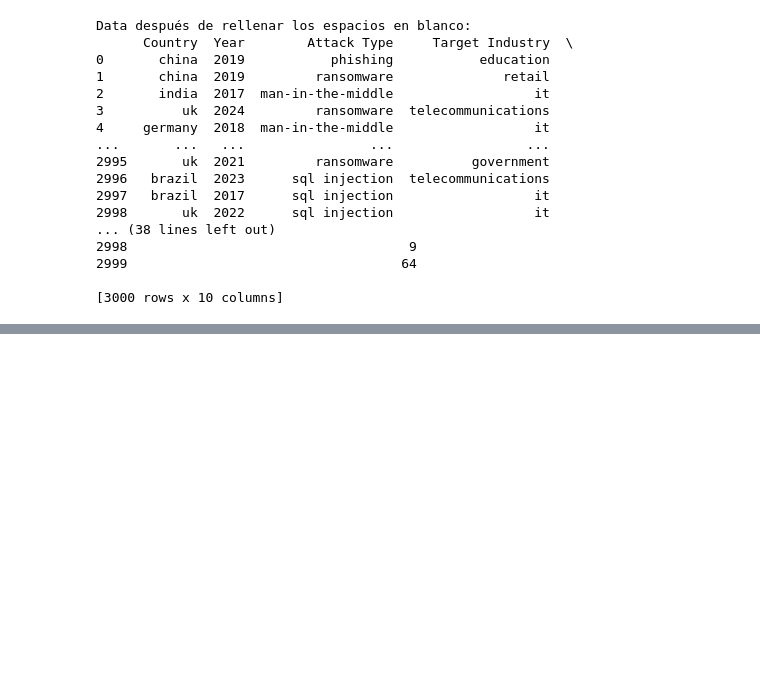
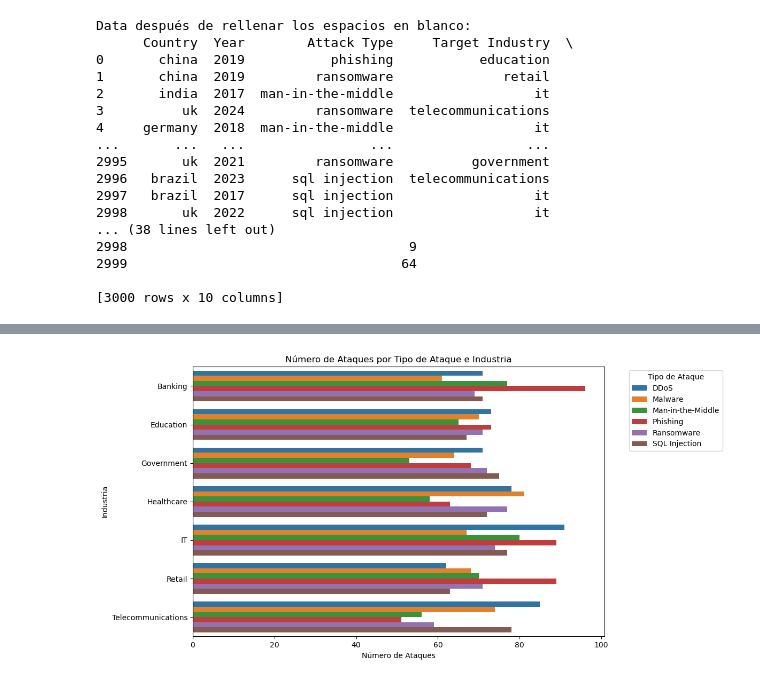
Before and after one commit to DennisseUd25/PRACTICA_TRES_GR_5, a Jupyter notebook: Practica3GR5.ipynb, the cells around one changed output, grey strips where cells are left out. Saved outputs shown, nothing was run; the diff lists cells and outputs as text; code cells hidden in the pictures; blank space fills up the shorter version.

```diff
--- a/Practica3GR5.ipynb
+++ b/Practica3GR5.ipynb
@@ -136,0 +177,19 @@ Data después de rellenar los espacios en blanco:
+# %%
+# Agrupar los datos por 'Tipo de ataque' e 'Industria' y contar los ataques
+data_grouped = data.groupby(['Attack Type', 'Target Industry']).size().reset_index(name='Número de ataques')
+
+# Crear una gráfica de barras horizontal
+plt.figure(figsize=(12, 6))
+sns.barplot(x='Número de ataques', y='Target Industry', hue='Attack Type', data=data_grouped, orient='h')
+
+# Personalizar la gráfica
+plt.title('Número de Ataques por Tipo de Ataque e Industria')
+plt.xlabel('Número de Ataques')
+plt.ylabel('Industria')
+plt.legend(title='Tipo de Ataque', bbox_to_anchor=(1.05, 1), loc='upper left')  # Ubicación de la leyenda
+
+# Mostrar la gráfica
+plt.tight_layout()
+plt.show()
+# %% [output]
+[figure, added]
```
Also changed, not shown: parts of 7 cells of this notebook.
